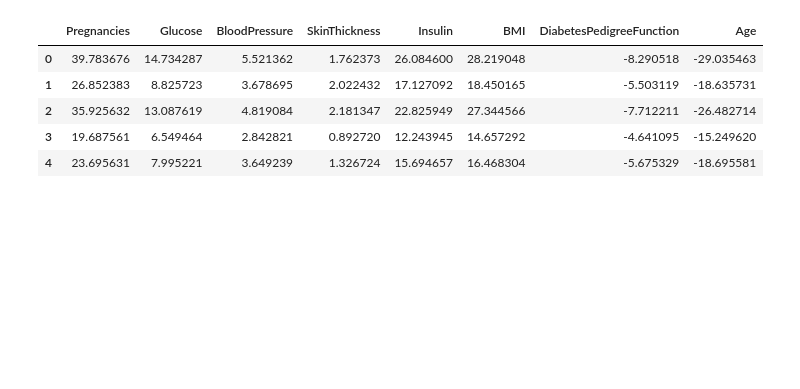
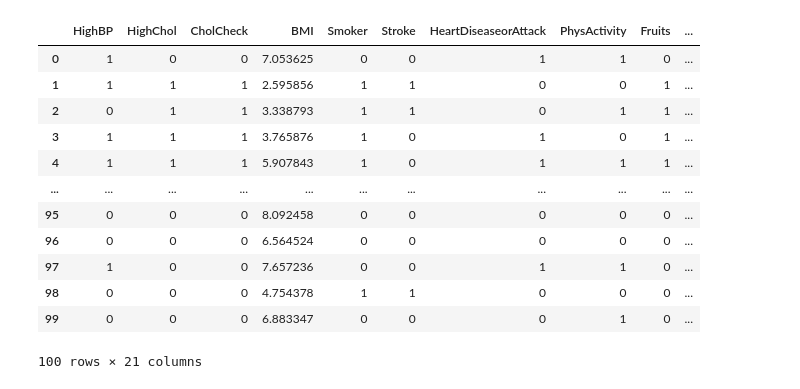
Before and after one commit to tarikibrahimovic/Diabetes-Prediction, a Jupyter notebook: SaNeta.ipynb, the cells around one changed output. Drawn from its saved outputs; the diff is of its cells as text; code cells hidden in the pictures; blank space fills up the shorter version.

```diff
--- a/SaNeta.ipynb
+++ b/SaNeta.ipynb
@@ -208,10 +225,13 @@ EPOCH: 823
 # %%
 from keras.models import load_model
-model =load_model('trained_generated_model.h5')
+model =load_model('trained_generated_model2.h5')
 
 latent_points = generate_latent_points(10, 750)
 X = model.predict(latent_points)
-data_fake = pd.DataFrame(data=X,  columns=['Pregnancies', 'Glucose', 'BloodPressure', 'SkinThickness', 'Insulin', 'BMI', 'DiabetesPedigreeFunction', 'Age', 'Outcome'])
+data_fake = pd.DataFrame(data=X,  columns=['Diabetes_binary', 'HighBP', 'HighChol', 'CholCheck', 'BMI', 'Smoker', 'Stroke',
+                 'HeartDiseaseorAttack', 'PhysActivity', 'Fruits', 'Veggies',
+                 'HvyAlcoholConsump', 'AnyHealthcare', 'NoDocbcCost', 'GenHlth',
+                 'MentHlth', 'PhysHlth', 'DiffWalk', 'Sex', 'Age', 'Education', 'Income'])
 data_fake.head()
 # %% [output]
 WARNING:absl:No training configuration found in the save file, so the model was *not* compiled. Compile it manually.
@@ -225,4 +245,0 @@ WARNING:absl:No training configuration found in the save file, so the model was
-# %%
-outcome_mean = data_fake.Outcome.mean()
-data_fake['Outcome'] = data_fake['Outcome'] > outcome_mean
-data_fake["Outcome"] = data_fake["Outcome"].astype(int)
@@ -234,9 +246,33 @@ y_fake_created = data_fake[label]
+# %%
+binary_columns = ['Diabetes_binary', 'HighBP', 'HighChol', 'CholCheck', 'Smoker', 'Stroke',
+                 'HeartDiseaseorAttack', 'PhysActivity', 'Fruits', 'Veggies',
+                 'HvyAlcoholConsump', 'AnyHealthcare', 'NoDocbcCost', 'DiffWalk', 'Sex']
+
+for col in binary_columns:
+    mean = data_fake[col].mean()
+    data_fake[col] = data_fake[col] > mean
+    data_fake[col] = data_fake[col].astype(int)
+# %%
+features = ['HighBP', 'HighChol', 'CholCheck', 'BMI', 'Smoker', 'Stroke',
+                 'HeartDiseaseorAttack', 'PhysActivity', 'Fruits', 'Veggies',
+                 'HvyAlcoholConsump', 'AnyHealthcare', 'NoDocbcCost', 'GenHlth',
+                 'MentHlth', 'PhysHlth', 'DiffWalk', 'Sex', 'Age', 'Education', 'Income']
+label = ['Diabetes_binary']
+X_fake_created = data_fake[features]
+y_fake_created = data_fake[label]
 # %%
-X_fake_created.head()
+X_fake_created.head(100)
 # %% [output]
-|  | Pregnancies | Glucose | BloodPressure | SkinThickness | Insulin | BMI | DiabetesPedigreeFunction | Age |
-| 0 | 39.783676 | 14.734287 | 5.521362 | 1.762373 | 26.084600 | 28.219048 | -8.290518 | -29.035463 |
-| 1 | 26.852383 | 8.825723 | 3.678695 | 2.022432 | 17.127092 | 18.450165 | -5.503119 | -18.635731 |
-| 2 | 35.925632 | 13.087619 | 4.819084 | 2.181347 | 22.825949 | 27.344566 | -7.712211 | -26.482714 |
-| 3 | 19.687561 | 6.549464 | 2.842821 | 0.892720 | 12.243945 | 14.657292 | -4.641095 | -15.249620 |
-| 4 | 23.695631 | 7.995221 | 3.649239 | 1.326724 | 15.694657 | 16.468304 | -5.675329 | -18.695581 |
+|  | HighBP | HighChol | CholCheck | BMI | Smoker | Stroke | HeartDiseaseorAttack | PhysActivity | Fruits | ... |
+| 0 | 1 | 0 | 0 | 7.053625 | 0 | 0 | 1 | 1 | 0 | ... |
+| 1 | 1 | 1 | 1 | 2.595856 | 1 | 1 | 0 | 0 | 1 | ... |
+| 2 | 0 | 1 | 1 | 3.338793 | 1 | 1 | 0 | 1 | 1 | ... |
+| 3 | 1 | 1 | 1 | 3.765876 | 1 | 0 | 1 | 0 | 1 | ... |
+| 4 | 1 | 1 | 1 | 5.907843 | 1 | 0 | 1 | 1 | 1 | ... |
+| ... | ... | ... | ... | ... | ... | ... | ... | ... | ... | ... |
+| 95 | 0 | 0 | 0 | 8.092458 | 0 | 0 | 0 | 0 | 0 | ... |
+| 96 | 0 | 0 | 0 | 6.564524 | 0 | 0 | 0 | 0 | 0 | ... |
+| 97 | 1 | 0 | 0 | 7.657236 | 0 | 0 | 1 | 1 | 0 | ... |
+| 98 | 0 | 0 | 0 | 4.754378 | 1 | 1 | 0 | 0 | 0 | ... |
+| 99 | 0 | 0 | 0 | 6.883347 | 0 | 0 | 0 | 1 | 0 | ... |
+100 rows × 21 columns
```
Also changed, not shown: parts of 13 cells of this notebook, 1 other file.
